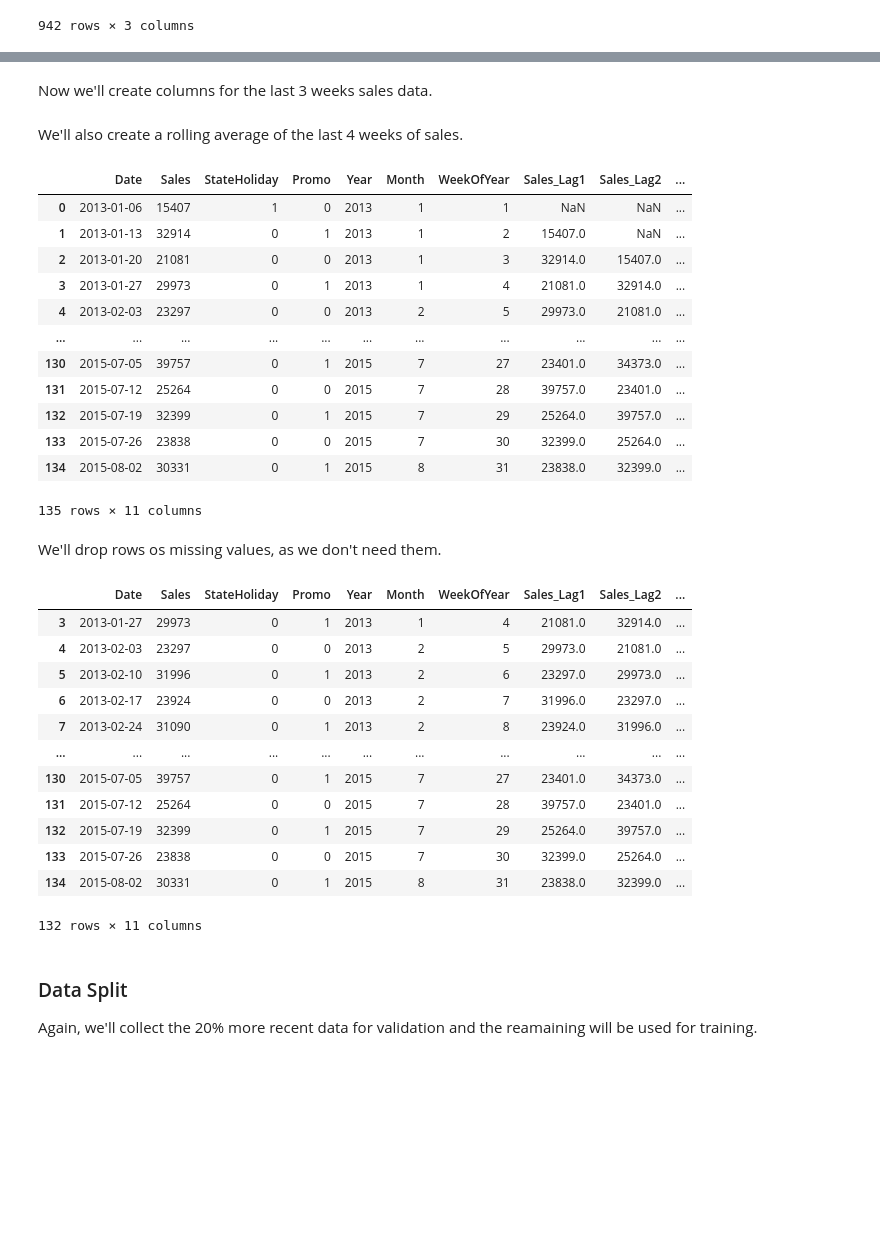
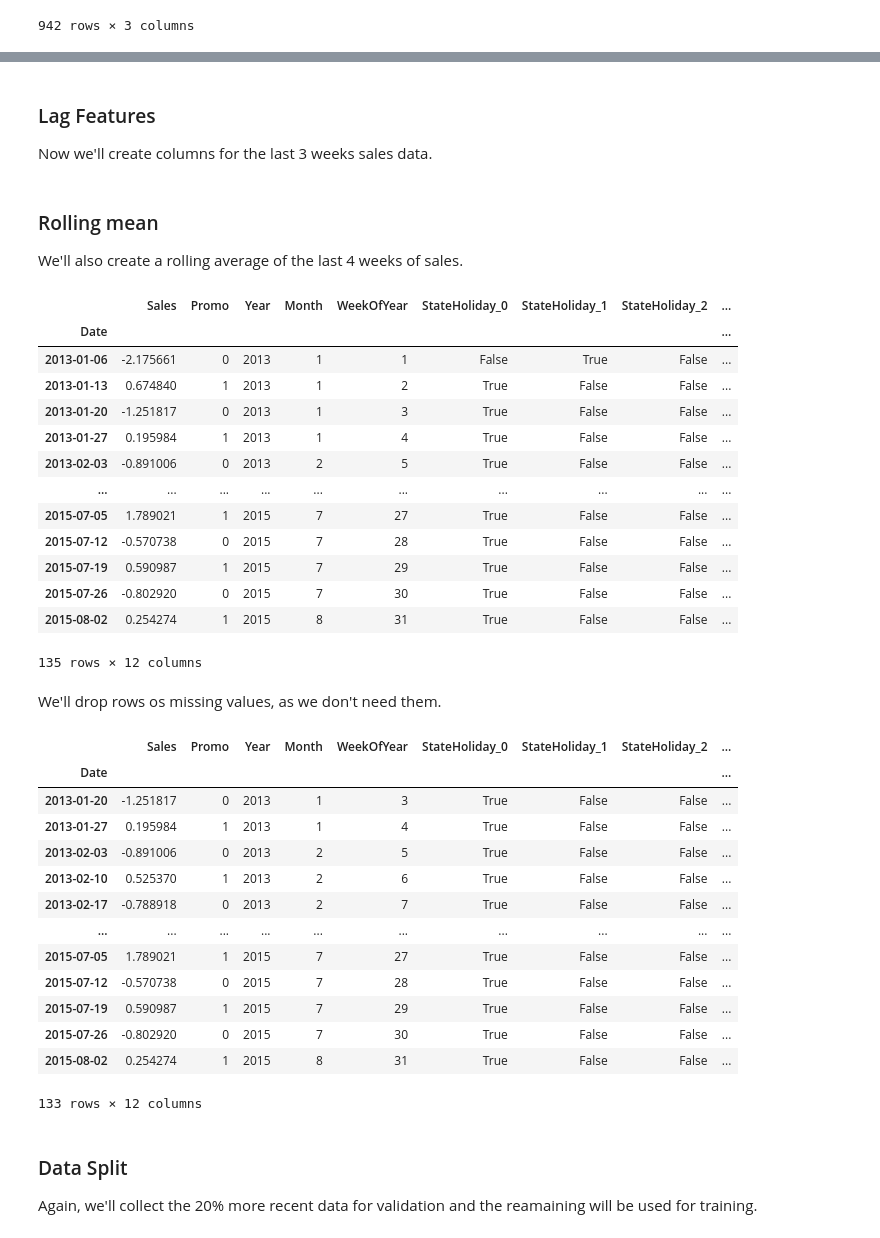
Before and after one commit to TheCamilovisk/RossmannSalesForecasting, a Jupyter notebook: XGBoost_model.ipynb, the cells around one changed output, grey strips where cells are left out. Cells and saved outputs as stored; diff of their text form; code cells hidden in the pictures; blank space fills up the shorter version.

```diff
--- a/XGBoost_model.ipynb
+++ b/XGBoost_model.ipynb
@@ -113,7 +114,7 @@ weekly_features = sample_store_data["Sales"].resample("W").sum().reset_index()
 
 weekly_features["StateHoliday"] = (
     sample_store_data["StateHoliday"]
-        .map({"0": 0, "a": 1, "b": 1, "c": 1})
+        .map({"0": 0, "a": 1, "b": 2, "c": 3})
         .resample("W")
         .max()
         .reset_index(drop=True)
@@ -126,5 +127,7 @@ weekly_features["Promo"] = (
         .reset_index(drop=True)
 )
 
+weekly_features = weekly_features.set_index("Date")
+
 weekly_features
 # %% [output]
@@ -150,4 +152,4 @@ First, we'll add new columns to our dataframe for the year, month and week of th
 # %%
-weekly_features["Year"] = weekly_features["Date"].dt.year
-weekly_features["Month"] = weekly_features["Date"].dt.month
-weekly_features["WeekOfYear"] = weekly_features["Date"].dt.isocalendar().week
+weekly_features["Year"] = weekly_features.index.year
+weekly_features["Month"] = weekly_features.index.month
+weekly_features["WeekOfYear"] = weekly_features.index.isocalendar().week
@@ -153,0 +162,6 @@ weekly_features["WeekOfYear"] = weekly_features["Date"].dt.isocalendar().week
+# %%
+sales_transform = StandardScaler()
+
+weekly_features["Sales"] = sales_transform.fit_transform(weekly_features[["Sales"]]).squeeze()
+weekly_features = pd.get_dummies(weekly_features, columns=["StateHoliday"])
+weekly_features
@@ -154,47 +183,52 @@ weekly_features["WeekOfYear"] = weekly_features["Date"].dt.isocalendar().week
 # %% [markdown]
+### Lag Features
+
 Now we'll create columns for the last 3 weeks sales data.
 # %%
 weekly_features["Sales_Lag1"] = weekly_features["Sales"].shift(1)
 weekly_features["Sales_Lag2"] = weekly_features["Sales"].shift(2)
-weekly_features["Sales_Lag3"] = weekly_features["Sales"].shift(3)
 # %% [markdown]
+### Rolling mean
+
 We'll also create a rolling average of the last 4 weeks of sales.
 # %%
-weekly_features["Sales_4Week_Avg"] = weekly_features["Sales"].rolling(window=4).mean()
+weekly_features["Sales_4Week_Avg"] = weekly_features["Sales"].rolling(window=2).mean()
 weekly_features
 # %% [output]
-|  | Date | Sales | StateHoliday | Promo | Year | Month | WeekOfYear | Sales_Lag1 | Sales_Lag2 | ... |
-| 0 | 2013-01-06 | 15407 | 1 | 0 | 2013 | 1 | 1 | NaN | NaN | ... |
-| 1 | 2013-01-13 | 32914 | 0 | 1 | 2013 | 1 | 2 | 15407.0 | NaN | ... |
-| 2 | 2013-01-20 | 21081 | 0 | 0 | 2013 | 1 | 3 | 32914.0 | 15407.0 | ... |
-| 3 | 2013-01-27 | 29973 | 0 | 1 | 2013 | 1 | 4 | 21081.0 | 32914.0 | ... |
-| 4 | 2013-02-03 | 23297 | 0 | 0 | 2013 | 2 | 5 | 29973.0 | 21081.0 | ... |
-| ... | ... | ... | ... | ... | ... | ... | ... | ... | ... | ... |
-| 130 | 2015-07-05 | 39757 | 0 | 1 | 2015 | 7 | 27 | 23401.0 | 34373.0 | ... |
-| 131 | 2015-07-12 | 25264 | 0 | 0 | 2015 | 7 | 28 | 39757.0 | 23401.0 | ... |
-| 132 | 2015-07-19 | 32399 | 0 | 1 | 2015 | 7 | 29 | 25264.0 | 39757.0 | ... |
-| 133 | 2015-07-26 | 23838 | 0 | 0 | 2015 | 7 | 30 | 32399.0 | 25264.0 | ... |
-| 134 | 2015-08-02 | 30331 | 0 | 1 | 2015 | 8 | 31 | 23838.0 | 32399.0 | ... |
+|  | Sales | Promo | Year | Month | WeekOfYear | StateHoliday_0 | StateHoliday_1 | StateHoliday_2 | ... |
+| Date |  |  |  |  |  |  |  |  | ... |
+| 2013-01-06 | -2.175661 | 0 | 2013 | 1 | 1 | False | True | False | ... |
+| 2013-01-13 | 0.674840 | 1 | 2013 | 1 | 2 | True | False | False | ... |
+| 2013-01-20 | -1.251817 | 0 | 2013 | 1 | 3 | True | False | False | ... |
+| 2013-01-27 | 0.195984 | 1 | 2013 | 1 | 4 | True | False | False | ... |
+| 2013-02-03 | -0.891006 | 0 | 2013 | 2 | 5 | True | False | False | ... |
+| ... | ... | ... | ... | ... | ... | ... | ... | ... | ... |
+| 2015-07-05 | 1.789021 | 1 | 2015 | 7 | 27 | True | False | False | ... |
+| 2015-07-12 | -0.570738 | 0 | 2015 | 7 | 28 | True | False | False | ... |
+| 2015-07-19 | 0.590987 | 1 | 2015 | 7 | 29 | True | False | False | ... |
+| 2015-07-26 | -0.802920 | 0 | 2015 | 7 | 30 | True | False | False | ... |
+| 2015-08-02 | 0.254274 | 1 | 2015 | 8 | 31 | True | False | False | ... |
-135 rows × 11 columns
+135 rows × 12 columns
 # %% [markdown]
 We'll drop rows os missing values, as we don't need them.
 # %%
 weekly_features = weekly_features.dropna()
 weekly_features
 # %% [output]
-|  | Date | Sales | StateHoliday | Promo | Year | Month | WeekOfYear | Sales_Lag1 | Sales_Lag2 | ... |
-| 3 | 2013-01-27 | 29973 | 0 | 1 | 2013 | 1 | 4 | 21081.0 | 32914.0 | ... |
-| 4 | 2013-02-03 | 23297 | 0 | 0 | 2013 | 2 | 5 | 29973.0 | 21081.0 | ... |
-| 5 | 2013-02-10 | 31996 | 0 | 1 | 2013 | 2 | 6 | 23297.0 | 29973.0 | ... |
-| 6 | 2013-02-17 | 23924 | 0 | 0 | 2013 | 2 | 7 | 31996.0 | 23297.0 | ... |
-| 7 | 2013-02-24 | 31090 | 0 | 1 | 2013 | 2 | 8 | 23924.0 | 31996.0 | ... |
-| ... | ... | ... | ... | ... | ... | ... | ... | ... | ... | ... |
-| 130 | 2015-07-05 | 39757 | 0 | 1 | 2015 | 7 | 27 | 23401.0 | 34373.0 | ... |
-| 131 | 2015-07-12 | 25264 | 0 | 0 | 2015 | 7 | 28 | 39757.0 | 23401.0 | ... |
-| 132 | 2015-07-19 | 32399 | 0 | 1 | 2015 | 7 | 29 | 25264.0 | 39757.0 | ... |
-| 133 | 2015-07-26 | 23838 | 0 | 0 | 2015 | 7 | 30 | 32399.0 | 25264.0 | ... |
-| 134 | 2015-08-02 | 30331 | 0 | 1 | 2015 | 8 | 31 | 23838.0 | 32399.0 | ... |
+|  | Sales | Promo | Year | Month | WeekOfYear | StateHoliday_0 | StateHoliday_1 | StateHoliday_2 | ... |
+| Date |  |  |  |  |  |  |  |  | ... |
+| 2013-01-20 | -1.251817 | 0 | 2013 | 1 | 3 | True | False | False | ... |
+| 2013-01-27 | 0.195984 | 1 | 2013 | 1 | 4 | True | False | False | ... |
+| 2013-02-03 | -0.891006 | 0 | 2013 | 2 | 5 | True | False | False | ... |
+| 2013-02-10 | 0.525370 | 1 | 2013 | 2 | 6 | True | False | False | ... |
+| 2013-02-17 | -0.788918 | 0 | 2013 | 2 | 7 | True | False | False | ... |
+| ... | ... | ... | ... | ... | ... | ... | ... | ... | ... |
+| 2015-07-05 | 1.789021 | 1 | 2015 | 7 | 27 | True | False | False | ... |
+| 2015-07-12 | -0.570738 | 0 | 2015 | 7 | 28 | True | False | False | ... |
+| 2015-07-19 | 0.590987 | 1 | 2015 | 7 | 29 | True | False | False | ... |
+| 2015-07-26 | -0.802920 | 0 | 2015 | 7 | 30 | True | False | False | ... |
+| 2015-08-02 | 0.254274 | 1 | 2015 | 8 | 31 | True | False | False | ... |
-132 rows × 11 columns
+133 rows × 12 columns
 # %% [markdown]
 ### Data Split
 
```
Also changed, not shown: parts of 16 cells of this notebook.
